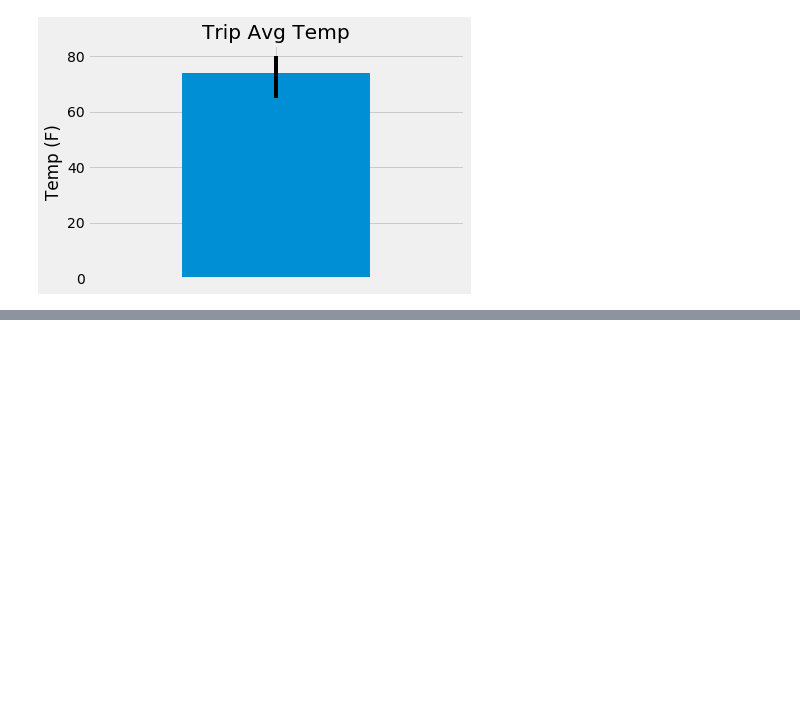
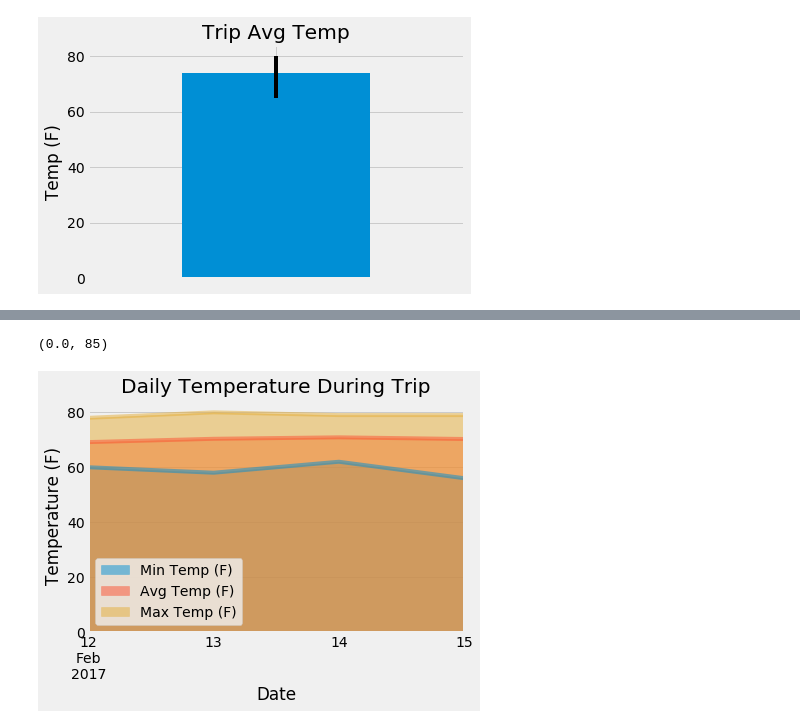
Before and after one commit to Gendo90/sqlalchemy-challenge, a Jupyter notebook: climate_starter.ipynb, the cells around one changed output, grey strips where cells are left out. Saved outputs shown, nothing was run; the diff lists cells and outputs as text; code cells hidden in the pictures; blank space fills up the shorter version.

Commit message:
feat: Add "Daily Temperature Average" analysis and area plot to notebook

```diff
--- a/climate_starter.ipynb
+++ b/climate_starter.ipynb
@@ -377,9 +382,20 @@ daily_normals("01-01")
 # push each tuple of calculations into a list called `normals`
 
 # Set the start and end date of the trip
+start_date = dt.datetime(2017, 2, 12)
+end_date = dt.datetime(2017, 2, 15)
 
 # Use the start and end date to create a range of dates
+change_day = dt.timedelta(days=1)
+curr_day = start_date
+trip_dates = []
+while(curr_day <= end_date):
+    trip_dates.append(curr_day)
+    curr_day += change_day
 
-# Stip off the year and save a list of %m-%d strings
+# Strip off the year and save a list of %m-%d strings
+stripped_trip_dates = list(map(lambda x: x.strftime("%m-%d"), trip_dates))
 
 # Loop through the list of %m-%d strings and calculate the normals for each date
+normals = [daily_normals(day)[0] for day in stripped_trip_dates]
+normals
@@ -386,2 +407,6 @@ daily_normals("01-01")
 # %%
 # Load the previous query results into a Pandas DataFrame and add the `trip_dates` range as the `date` index
+normals_results = pd.DataFrame({"Min Temp (F)":[a[0] for a in normals],
+                               "Avg Temp (F)":[a[1] for a in normals],
+                               "Max Temp (F)":[a[2] for a in normals]}, index=trip_dates)
+normals_results
@@ -388,2 +419,9 @@ daily_normals("01-01")
 # %%
 # Plot the daily normals as an area plot with `stacked=False`
+normals_axes = normals_results.plot(kind="area", stacked=False, title="Daily Temperature During Trip")
+normals_axes.set_ylabel("Temperature (F)")
+normals_axes.set_xlabel("Date")
+normals_axes.set_ylim(top=85)
+# %% [output]
+(0.0, 85)
+[figure, added]
```
Also changed, not shown: parts of 4 cells of this notebook.
